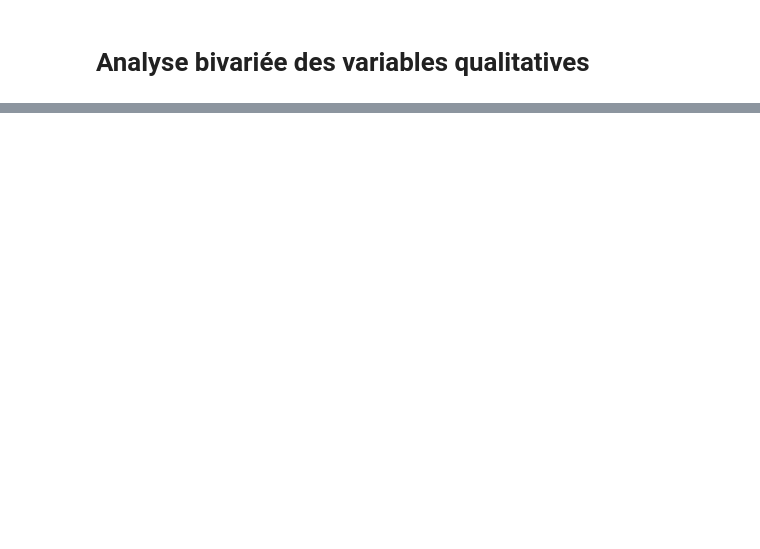
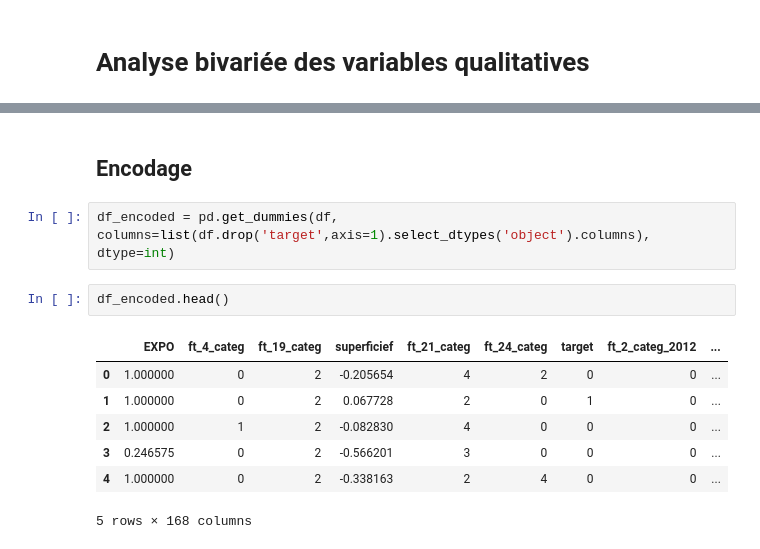
Before and after one commit to arthurmadecprevost/projet-ingenierie-des-donnees, a Jupyter notebook: projet.ipynb, the cells around one changed output, grey strips where cells are left out. Drawn from its saved outputs; the diff is of its cells as text; blank space fills up the shorter version.

```diff
--- a/projet.ipynb
+++ b/projet.ipynb
@@ -432,0 +484,14 @@ Observations :
+# %% [markdown]
+## Encodage
+# %%
+df_encoded = pd.get_dummies(df, columns=list(df.drop('target',axis=1).select_dtypes('object').columns), dtype=int)
+# %%
+df_encoded.head()
+# %% [output]
+|  | EXPO | ft_4_categ | ft_19_categ | superficief | ft_21_categ | ft_24_categ | target | ft_2_categ_2012 | ... |
+| 0 | 1.000000 | 0 | 2 | -0.205654 | 4 | 2 | 0 | 0 | ... |
+| 1 | 1.000000 | 0 | 2 | 0.067728 | 2 | 0 | 1 | 0 | ... |
+| 2 | 1.000000 | 1 | 2 | -0.082830 | 4 | 0 | 0 | 0 | ... |
+| 3 | 0.246575 | 0 | 2 | -0.566201 | 3 | 0 | 0 | 0 | ... |
+| 4 | 1.000000 | 0 | 2 | -0.338163 | 2 | 4 | 0 | 0 | ... |
+5 rows × 168 columns
```
Also changed, not shown: parts of 16 cells of this notebook.
